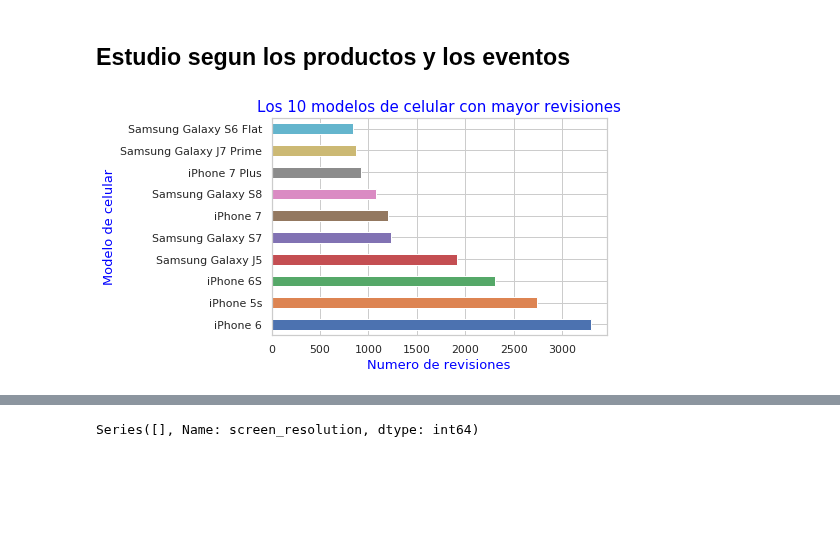
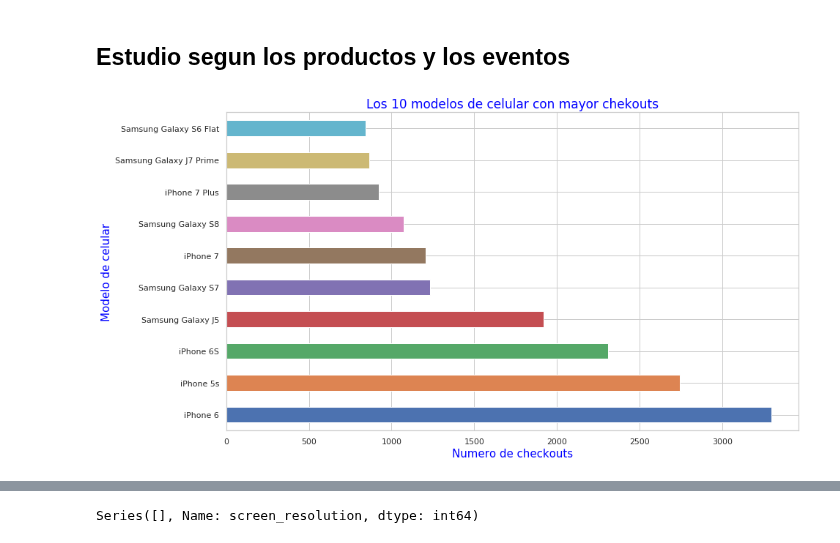
Before and after one commit to Blaz77/DatosReloaded, a Jupyter notebook: TP1/Exploracion_Trocafone.ipynb, the cells around one changed output, grey strips where cells are left out. Saved outputs shown, nothing was run; the diff lists cells and outputs as text; code cells hidden in the pictures; blank space fills up the shorter version.

```diff
--- a/TP1/Exploracion_Trocafone.ipynb
+++ b/TP1/Exploracion_Trocafone.ipynb
@@ -83,12 +83,12 @@ False
 # %% [markdown]
 ## Estudio segun los productos y los eventos
 # %%
-#Modelos de cel que mas aparecen
+#Modelos con mas checkouts
 modelsData = trocafoneData[trocafoneData['model'] != 'Nan']
 modelsData = modelsData[modelsData['event'] == 'checkout']
-modelsPlot = modelsData['model'].value_counts().head(10).plot(kind = 'barh');
-modelsPlot.set_title('Los 10 modelos de celular con mayor revisiones', fontsize = 15, color = 'blue')
-modelsPlot.set_xlabel('Numero de revisiones', color = 'blue', fontsize = 13)
-modelsPlot.set_ylabel('Modelo de celular', color = 'blue', fontsize = 13);
+modelsPlot = modelsData['model'].value_counts().head(10).plot(kind = 'barh',figsize =(14,8));
+modelsPlot.set_title('Los 10 modelos de celular con mayor chekouts', fontsize = 17, color = 'blue')
+modelsPlot.set_xlabel('Numero de checkouts', color = 'blue', fontsize = 15)
+modelsPlot.set_ylabel('Modelo de celular', color = 'blue', fontsize = 15);
 # %% [output]
-[figure, old version]
+[figure, new version]
```
Also changed, not shown: parts of 11 cells of this notebook.
